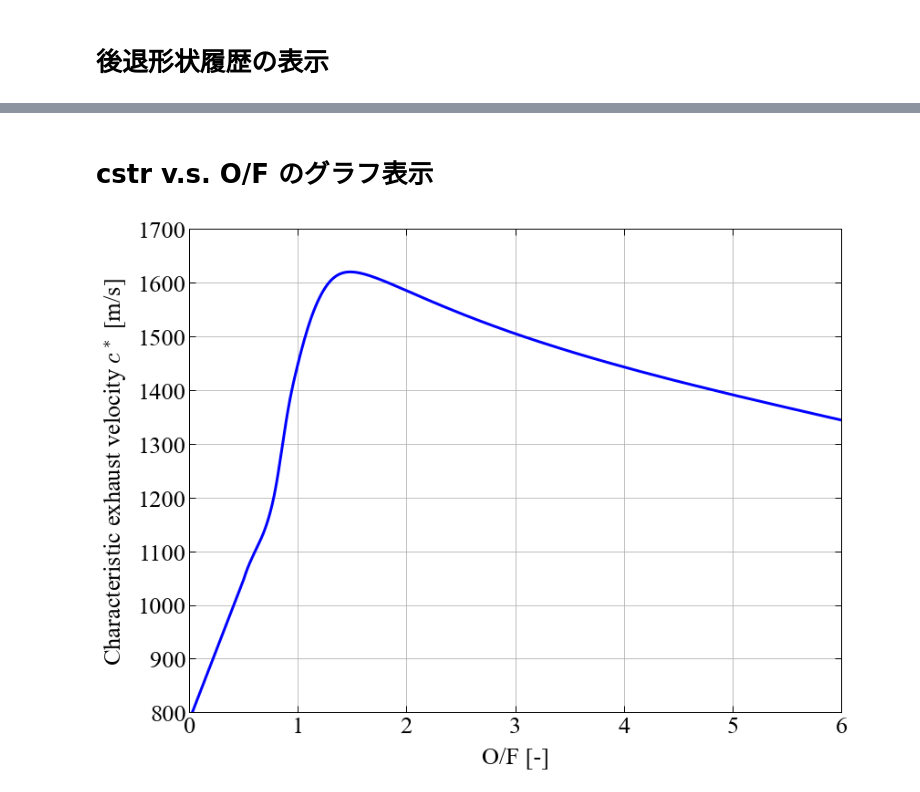
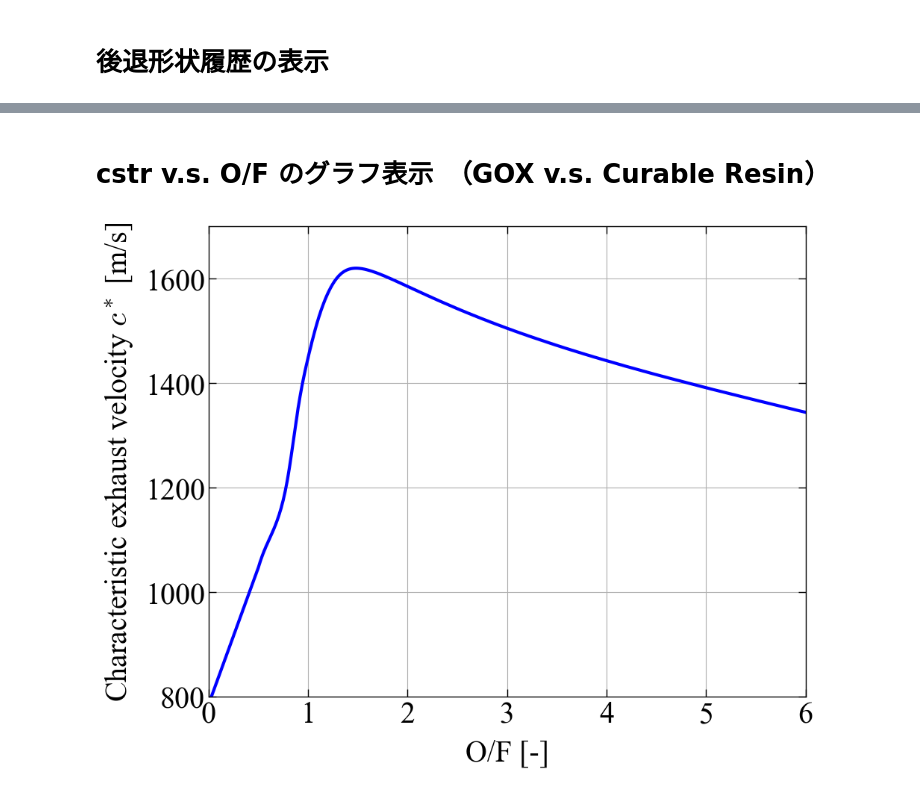
Before and after one commit to Blue-Swallow/ResponseTimeModel, a Jupyter notebook: FigPlot.ipynb, the cells around one changed output, grey strips where cells are left out. Saved outputs shown, nothing was run; the diff lists cells and outputs as text; code cells hidden in the pictures.

```diff
--- a/FigPlot.ipynb
+++ b/FigPlot.ipynb
@@ -114,19 +121,19 @@ fig_cstr.savefig("cstr_history.png", dpi=300)
 # %% [markdown]
-# cstr v.s. O/F のグラフ表示
+# cstr v.s. O/F のグラフ表示　（GOX v.s. Curable Resin）
 # %%
 dbfld_path = os.path.join("cea_db", "GOX_CurableResin", "csv_database")
 inst_cea = read_cea(dbfld_path)
 func_cstr = inst_cea.gen_func("CSTAR", extraporate="linear")
 of_range = np.arange(0.01, 6.0, 0.01)
 
-fig_cea = plt.figure(figsize=(12, 9))
+fig_cea = plt.figure(figsize=(10, 9))
 ax_cea = fig_cea.add_subplot(111)
 ax_cea.plot(of_range, np.array([func_cstr(of, 0.4e+6) for of in of_range]), c="b", lw=3)
 ax_cea.set_xlabel("O/F [-]")
 ax_cea.set_ylabel("Characteristic exhaust velocity $c^*$ [m/s]")
 ax_cea.set_xlim(0, 6.0)
 ax_cea.set_ylim(800, 1700)
 ax_cea.grid()
 fig_cea.savefig("cstr_vs_of.png", dpi=300)
 # %% [output]
-[figure, old version]
+[figure, new version]
```
Also changed, not shown: parts of 20 cells of this notebook, 2 other files.
